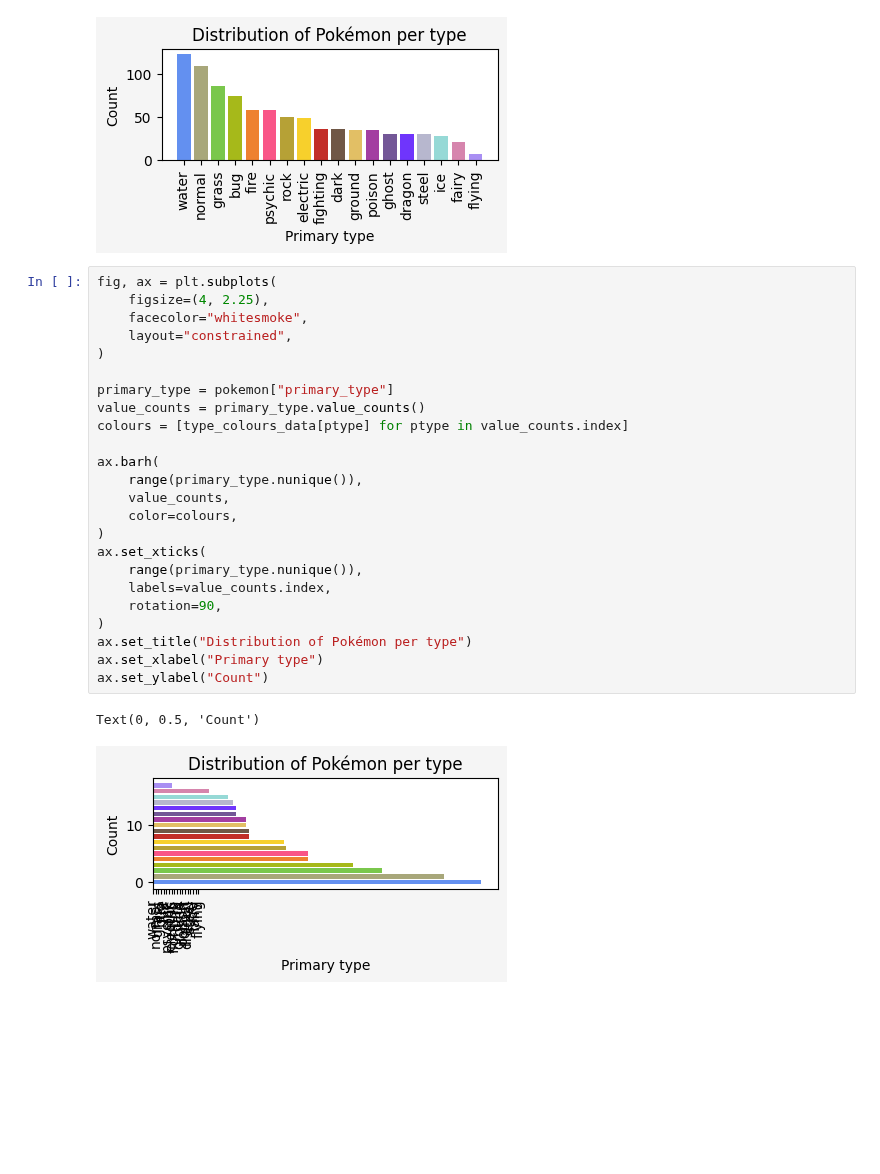
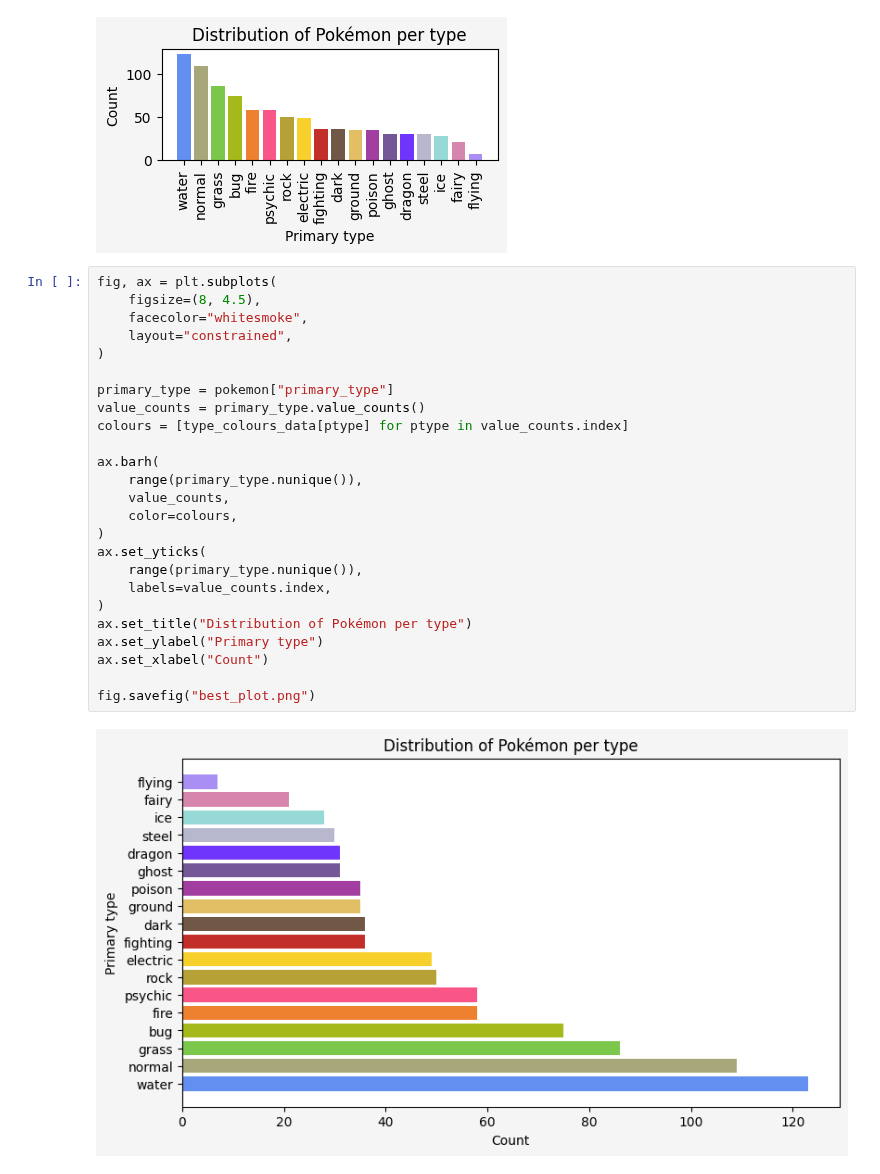
Before and after one commit to NicoleSchwartz/20241505-tutorial-pandas-matplotlib, a Jupyter notebook: tutorial.ipynb, the cells around one changed output. Drawn from its saved outputs; the diff is of its cells as text; blank space fills up the shorter version.

```diff
--- a/tutorial.ipynb
+++ b/tutorial.ipynb
@@ -911,28 +911,28 @@ Text(0, 0.5, 'Count')
 [figure]
 # %%
 fig, ax = plt.subplots(
-    figsize=(4, 2.25),
+    figsize=(8, 4.5),
     facecolor="whitesmoke",
     layout="constrained",
 )
 
 primary_type = pokemon["primary_type"]
 value_counts = primary_type.value_counts()
 colours = [type_colours_data[ptype] for ptype in value_counts.index]
 
 ax.barh(
     range(primary_type.nunique()),
     value_counts,
     color=colours,
 )
-ax.set_xticks(
+ax.set_yticks(
     range(primary_type.nunique()),
     labels=value_counts.index,
-    rotation=90,
 )
 ax.set_title("Distribution of Pokémon per type")
-ax.set_xlabel("Primary type")
-ax.set_ylabel("Count")
+ax.set_ylabel("Primary type")
+ax.set_xlabel("Count")
+
+fig.savefig("best_plot.png")
 # %% [output]
-Text(0, 0.5, 'Count')
-[figure, old version]
+[figure, new version]
```
Also changed, not shown: 1 other file.
